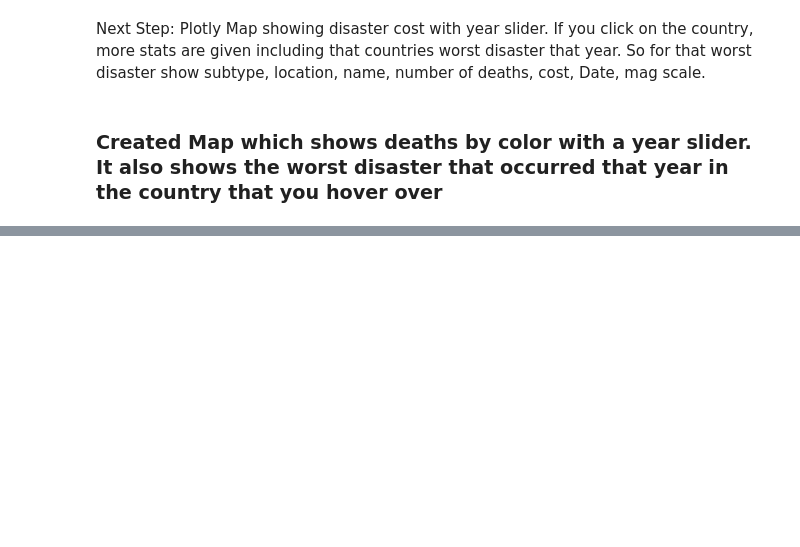
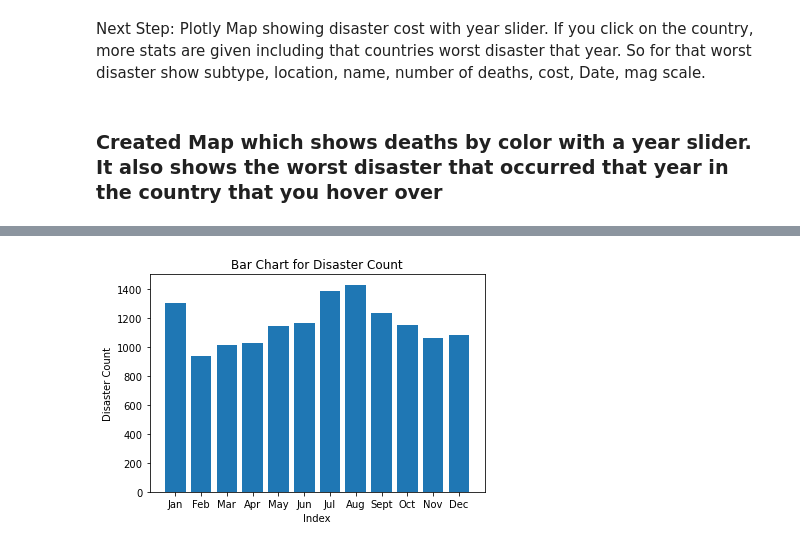
Before and after one commit to harrissamuel/24Spr_-S-Harris-_-disasters-, a Jupyter notebook: Sample_Capstone/code/data_analysis/data_analysis.ipynb, the cells around one changed output, grey strips where cells are left out. Saved outputs shown, nothing was run; the diff lists cells and outputs as text; code cells hidden in the pictures; blank space fills up the shorter version.

```diff
--- a/Sample_Capstone/code/data_analysis/data_analysis.ipynb
+++ b/Sample_Capstone/code/data_analysis/data_analysis.ipynb
@@ -409,0 +546,20 @@ fig.show()
+# %%
+# Group by month
+_d_month = _d.groupby(_d['Start Date'].dt.month).count()
+
+# Rename the index to month names if needed
+month_names = ['Jan', 'Feb', 'Mar', 'Apr', 'May', 'Jun', 'Jul', 'Aug', 'Sept', 'Oct', 'Nov', 'Dec']
+_d_month.index = [month_names[i-1] for i in _d_month.index]
+
+# Plot a bar chart
+plt.bar(_d_month.index, _d_month['DisNo.'])
+
+# Add labels and title
+plt.xlabel('Index')
+plt.ylabel('Disaster Count')
+plt.title('Bar Chart for Disaster Count')
+
+# Show the plot
+plt.show()
+# %% [output]
+[figure, added]
```
Also changed, not shown: parts of 12 cells of this notebook.
